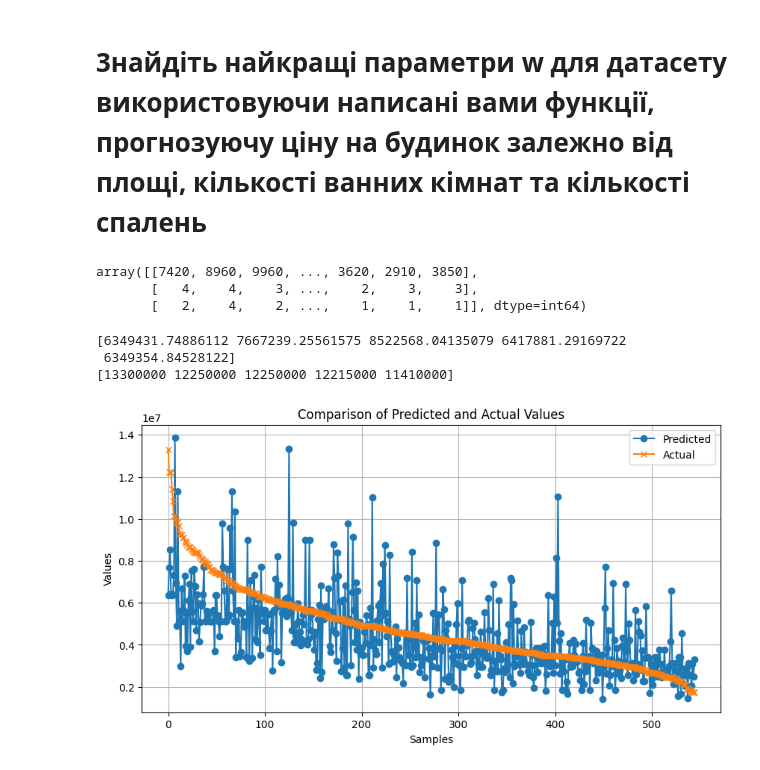
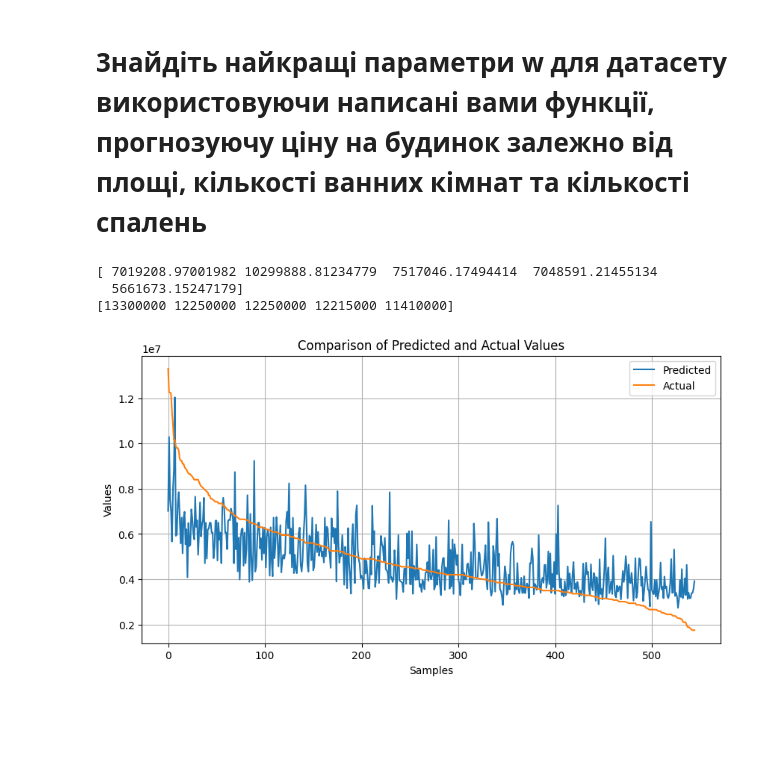
Before and after one commit to yehorkalchenko81/Classical-Machine-Learning, a Jupyter notebook: Untitled-1 copy.ipynb, the cells around one changed output. Drawn from its saved outputs; the diff is of its cells as text; code cells hidden in the pictures; blank space fills up the shorter version.

```diff
--- a/Untitled-1 copy.ipynb
+++ b/Untitled-1 copy.ipynb
@@ -67,17 +68,12 @@ print(output_data.round())
 # %%
 import pandas as pd
 
-df = pd.read_csv('Housing.csv')
+df = pd.read_csv('Housing.csv')[['price', 'area', 'bedrooms', 'bathrooms']]
 
 h_input_data = df[['area', 'bedrooms', 'bathrooms']].values
-h_input_data_transformed = np.array([df['area'].values, df['bedrooms'].values, df['bathrooms'].values])
+h_input_data = StandardScaler().fit(h_input_data).transform(h_input_data)
+
 h_output_data = df[['price']].values.reshape(-1)
-# %%
-h_input_data_transformed
-# %% [output]
-array([[7420, 8960, 9960, ..., 3620, 2910, 3850],
-       [   4,    4,    3, ...,    2,    3,    3],
-       [   2,    4,    2, ...,    1,    1,    1]], dtype=int64)
 # %%
 def multiple_linear_regresion(input_data_, weights):
     return weights[0] + np.dot(input_data_, weights[1:])
@@ -85,7 +81,7 @@ def multiple_linear_regresion(input_data_, weights):
 def multiple_mse(predicted_results, true_results, weights):
     return 1 / (2 * len(true_results)) * np.sum((predicted_results - true_results) ** 2)
 # %%
-def gradient_descent_multiple(input_data_, output_data_, iter=1000000, lr=0.00000001, stopping_value=0.0001):
+def gradient_descent_multiple(input_data_, output_data_, iter=10000, lr=0.001, stopping_value=0.0001):
     weights = np.zeros(input_data_.shape[1] + 1)
     n = len(input_data_)
     last_mse_result = None
@@ -99,37 +95,35 @@ def gradient_descent_multiple(input_data_, output_data_, iter=1000000, lr=0.0000
 
         last_mse_result = multiple_mse_result
 
-
-
         weights[0] -= lr * (1/n) * np.sum(multiple_linear_regresion_result - output_data_)
 
-        for idx in range(len(weights) - 1):
-            last_weights = (1/n) * np.sum((multiple_linear_regresion_result - output_data_) * input_data_[:, idx])
-            weights[idx + 1] -= lr * last_weights
+        random_idndex = randint(0, len(weights[1:]) - 1)
+        last_weights = (1/n) * np.sum((multiple_linear_regresion_result - output_data_) * input_data_[:, random_idndex])
+        weights[random_idndex + 1] -= lr * last_weights
 
     return weights
 
 print(multiple_linear_regresion(h_input_data, gradient_descent_multiple(h_input_data, h_output_data))[:5])
 print(h_output_data[:5])
 # %% [output]
-[6349431.74886112 7667239.25561575 8522568.04135079 6417881.29169722
- 6349354.84528122]
+[ 7019208.97001982 10299888.81234779  7517046.17494414  7048591.21455134
+  5661673.15247179]
 [13300000 12250000 12250000 12215000 11410000]
 # %%
 import matplotlib.pyplot as plt
 
 predicted_values = multiple_linear_regresion(h_input_data, gradient_descent_multiple(h_input_data, h_output_data))
 
 actual_values = h_output_data
 
 plt.figure(figsize=(10, 5))
-plt.plot(predicted_values, label='Predicted', marker='o')
-plt.plot(actual_values, label='Actual', marker='x')
+plt.plot(predicted_values, label='Predicted')
+plt.plot(actual_values, label='Actual')
 plt.xlabel('Samples')
 plt.ylabel('Values')
 plt.title('Comparison of Predicted and Actual Values')
 plt.legend()
 plt.grid(True)
 plt.show()
 # %% [output]
-[figure, old version]
+[figure, new version]
```
Also changed, not shown: parts of 1 cell of this notebook.
